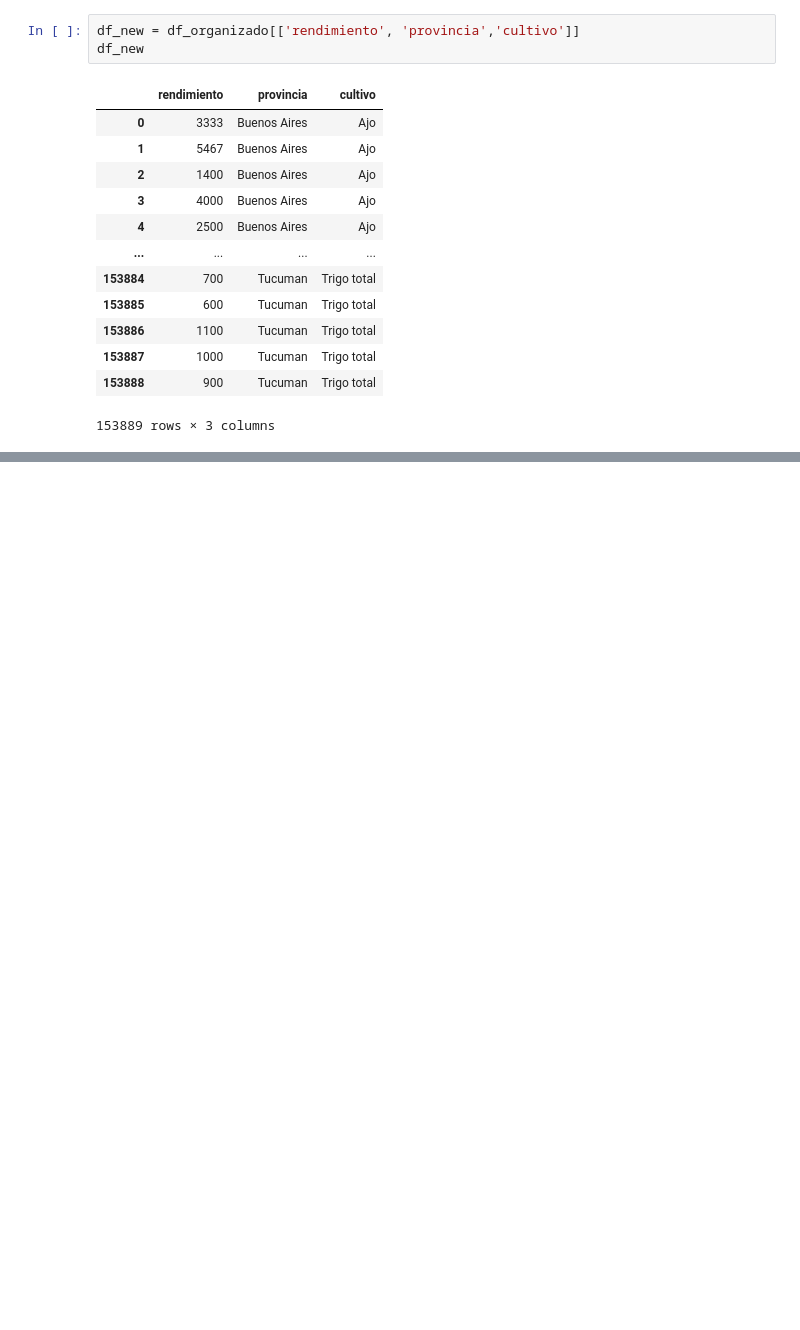
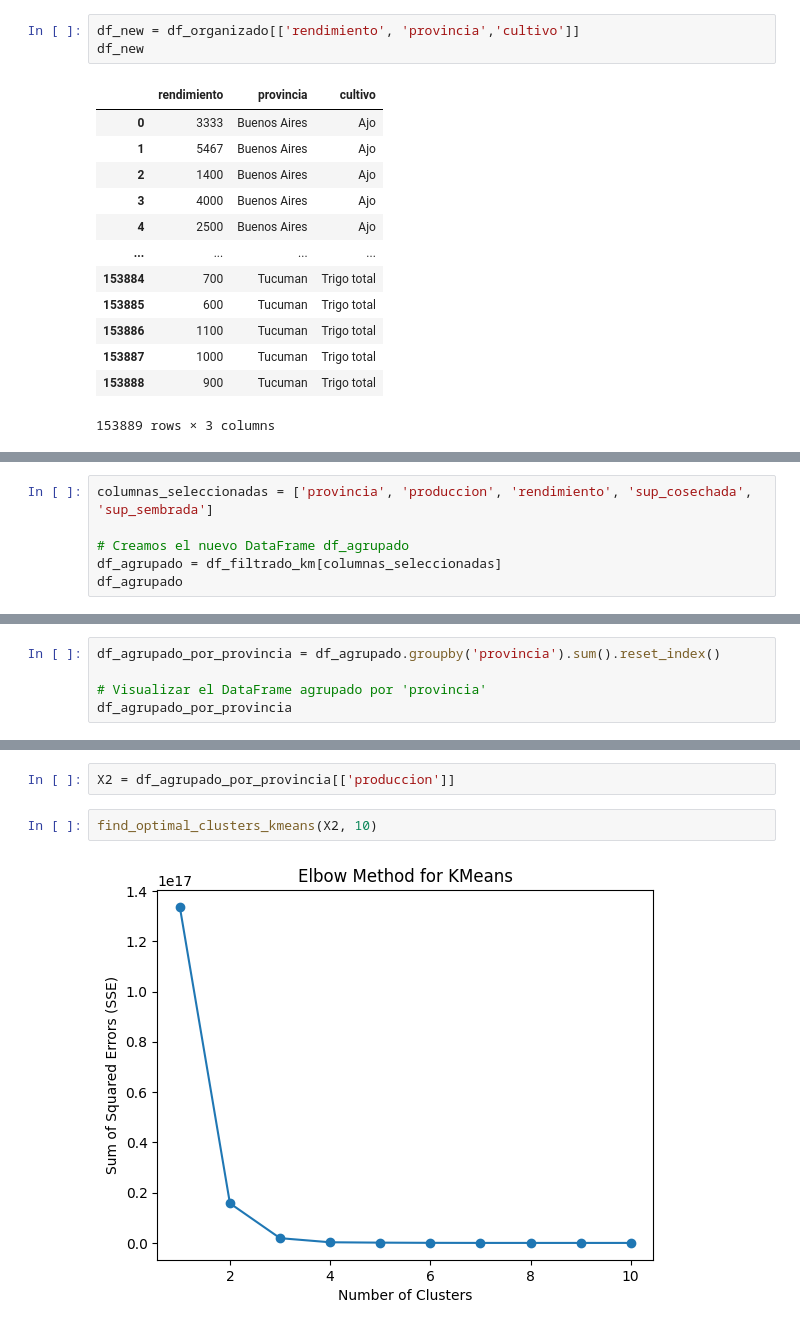
Before and after one commit to IvanGonzal0/Proyecto_Final_BigData, a Jupyter notebook: Final_BigData_IvanGonzaloTapia.ipynb, the cells around one changed output, grey strips where cells are left out. Cells and saved outputs as stored; diff of their text form; blank space fills up the shorter version.

```diff
--- a/Final_BigData_IvanGonzaloTapia.ipynb
+++ b/Final_BigData_IvanGonzaloTapia.ipynb
@@ -395,0 +571,6 @@ df_new
+# %%
+columnas_seleccionadas = ['provincia', 'produccion', 'rendimiento', 'sup_cosechada', 'sup_sembrada']
+
+# Creamos el nuevo DataFrame df_agrupado
+df_agrupado = df_filtrado_km[columnas_seleccionadas]
+df_agrupado
@@ -395,0 +591,5 @@ df_new
+# %%
+df_agrupado_por_provincia = df_agrupado.groupby('provincia').sum().reset_index()
+
+# Visualizar el DataFrame agrupado por 'provincia'
+df_agrupado_por_provincia
@@ -395,0 +614,6 @@ df_new
+# %%
+X2 = df_agrupado_por_provincia[['produccion']]
+# %%
+find_optimal_clusters_kmeans(X2, 10)
+# %% [output]
+[figure, added]
```
Also changed, not shown: parts of 26 cells of this notebook.
